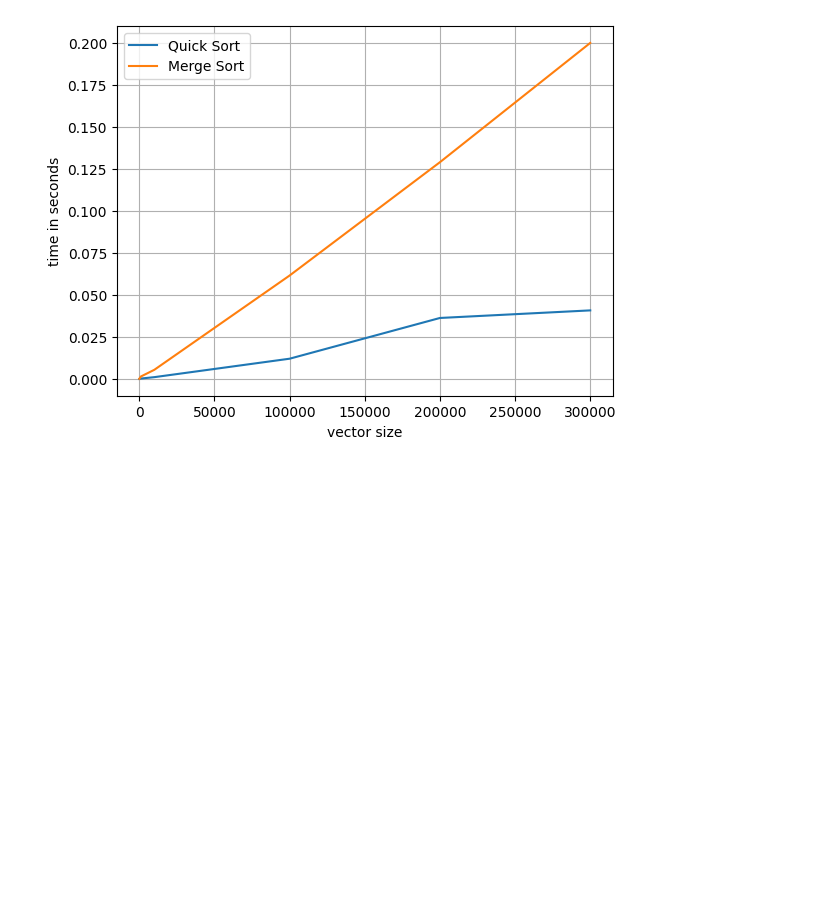
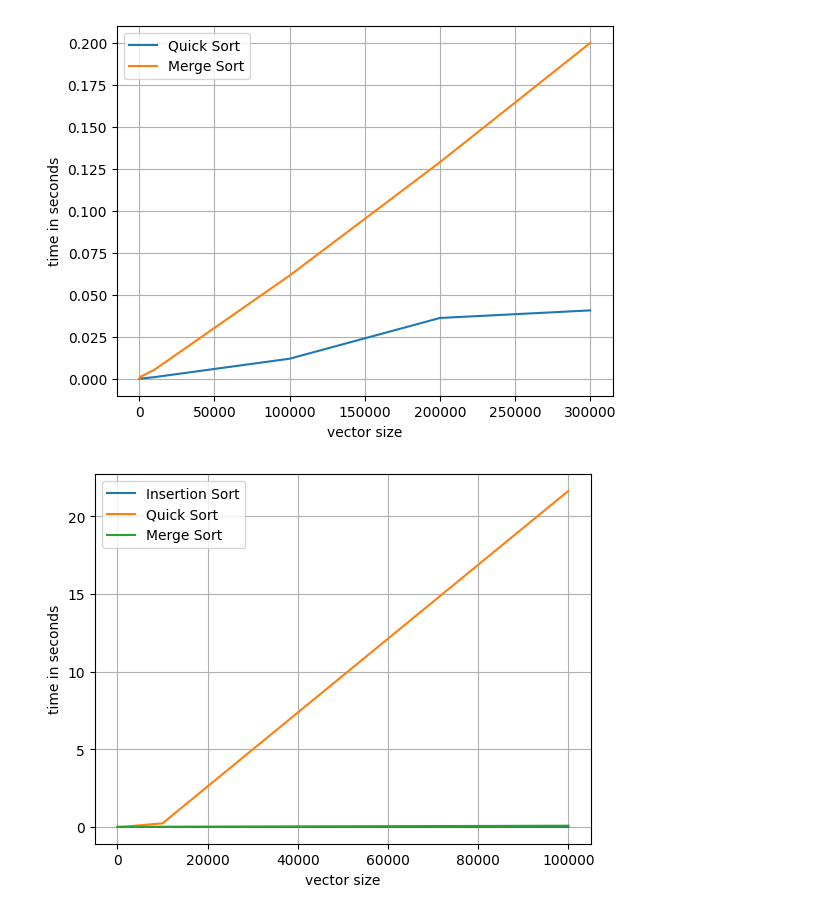
Before and after one commit to JordanlNguyen/AlgorithmDesign, a Jupyter notebook: assignment1/assignment1.ipynb, the cells around one changed output. Saved outputs shown, nothing was run; the diff lists cells and outputs as text; code cells hidden in the pictures; blank space fills up the shorter version.

```diff
--- a/assignment1/assignment1.ipynb
+++ b/assignment1/assignment1.ipynb
@@ -47,3 +47,21 @@ plt.legend()
 plt.savefig("assignment1_plot2.png")
 # %% [output]
 [figure]
+# %%
+n = np.array([10, 100, 1000, 10000, 100000])
+
+# Sorting times
+insertion = np.array([1e-05, 8e-06, 1.6e-05, 7.8e-05, 0.000765])
+merge     = np.array([1.3e-05, 0.000107, 0.001152, 0.007162, 0.078131])
+quick     = np.array([3e-06, 6.7e-05, 0.005974, 0.228939, 21.6362])
+# %%
+plt.plot(n, insertion, label="Insertion Sort")
+plt.plot(n, quick, label="Quick Sort")
+plt.plot(n, merge, label="Merge Sort")
+plt.xlabel('vector size')
+plt.ylabel('time in seconds')
+plt.grid(True)
+plt.legend()
+plt.savefig("assignment1_plot3.png")
+# %% [output]
+[figure, added]
```
Also changed, not shown: parts of 2 cells of this notebook, 5 other files.
